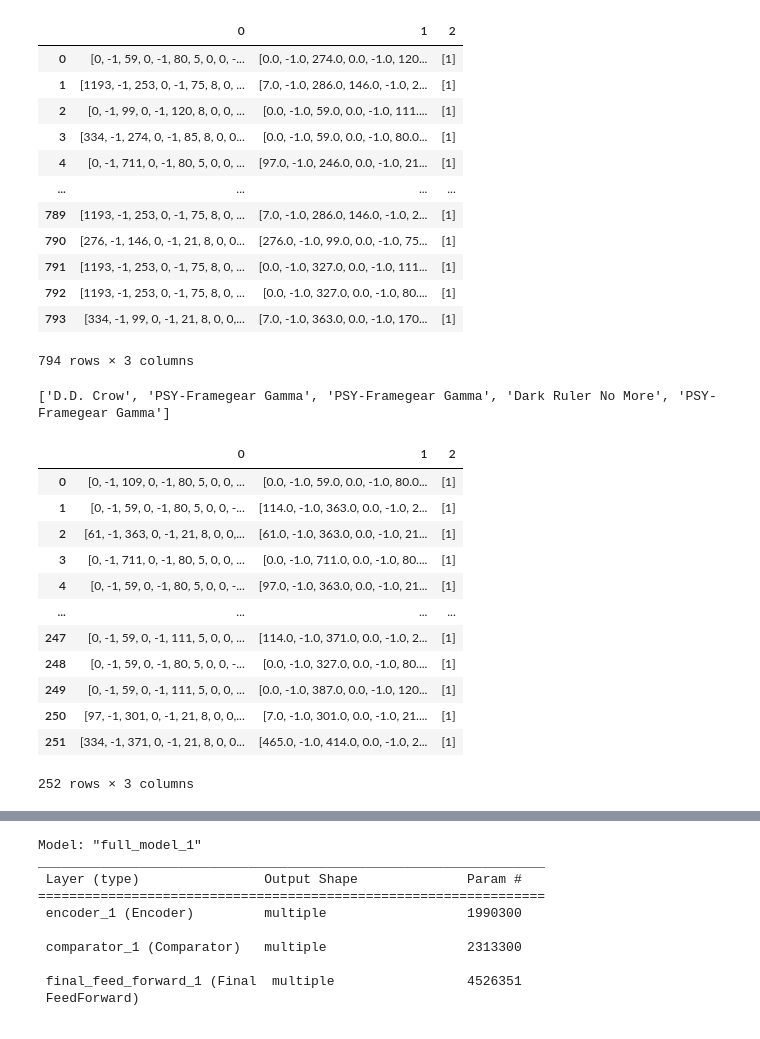
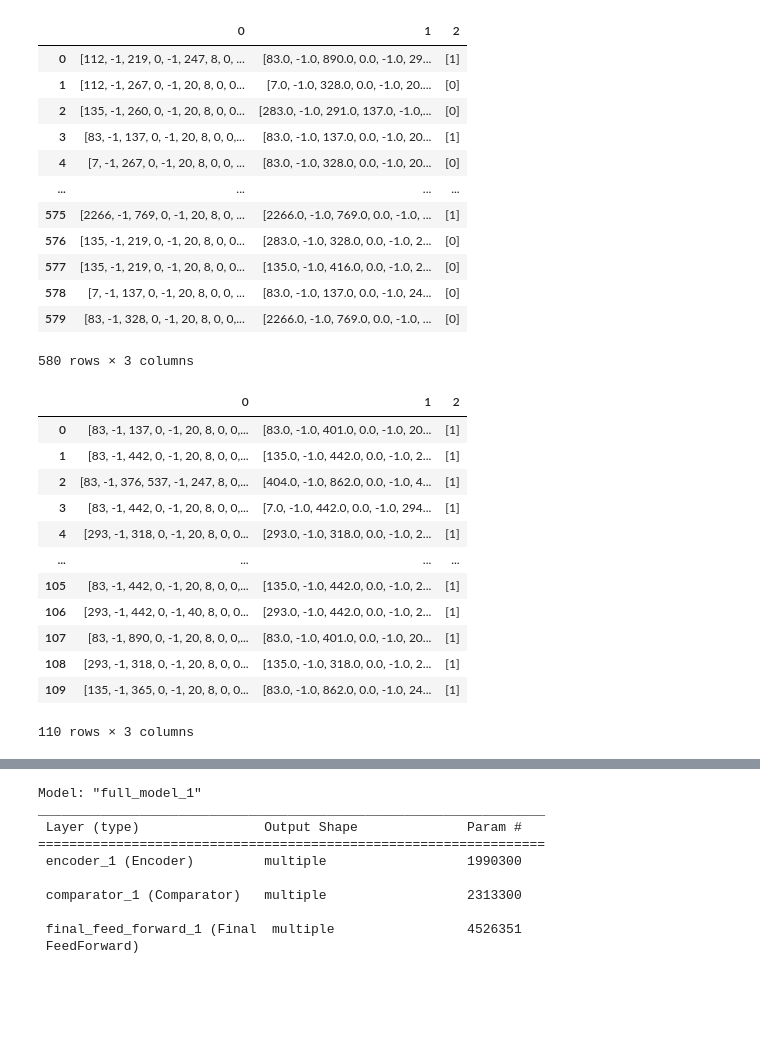
Before and after one commit to X99S5/Transformer_Based_Yugioh_Comparator_Model, a Jupyter notebook: Main.ipynb, the cells around one changed output, grey strips where cells are left out. Cells and saved outputs as stored; diff of their text form; code cells hidden in the pictures; blank space fills up the shorter version.

```diff
--- a/Main.ipynb
+++ b/Main.ipynb
@@ -42,6 +62,13 @@ dataset = dataset[dataset['type'] != 'Pendulum Normal Monster']
 
 dataset = dataset[dataset['type'] != 'Skill Card']
 dataset = dataset[dataset['type'] != 'Monster Token']
+
+dataset = dataset[dataset['type'] != 'Spell Card']
+dataset = dataset[dataset['type'] != 'Trap Card']
+dataset = dataset[dataset['type'] != 'Fusion Monster']
+dataset = dataset[dataset['type'] != 'XYZ Monster']
+dataset = dataset[dataset['type'] != 'Synchro Monster']
+dataset = dataset[dataset['type'] != 'Link Monster']
 # Staple Removal
 dataset = dataset[[not i for i in dataset['name'].isin(['Ash Blossom & Joyous Spring' , 'Effect Veiler' , 'Ghost Ogre & Snow Rabbit' ,'Ghost Belle & Haunted Mansion',
                                                         'Infinite Impermanence' , 'Red Reboot' , 'Called by the Grave' , 'Forbidden Droplet' , 'Crossout Designator',
@@ -153,7 +180,7 @@ def stitcher(Deck_Index , Deck_Array , Random_Flag , Input_Array):
     try:
         output = np.concatenate(([Tokenized_sequence_database[i] for i in Sliced_df[Sliced_df['name'].isin(decider)].index.values]) )
     except:
-        print(decider)
+        #print(decider)
         return stitcher(Deck_Index , Deck_Array , Random_Flag , Input_Array)
 
     if len(output) != 905:
@@ -186,47 +213,47 @@ def no_match_generator(length , Deck_Array):
 
 def Dataset_Builder(directory , include_no_match):
     '''Builds a dataset with some specificaiton. This could be a training/validation dataset or a experimentation dataset'''
     altered = Deck_Loader(directory)
     Built_Dataset = []
     for deck_index,deck in enumerate(altered):
 
         for card_index in Sliced_df[Sliced_df['name'].isin(deck)].index.values:
 
             subject_card =  np.concatenate( (Tokenized_sequence_database[card_index] , np.zeros(724)) , axis=None ) # Extends subject to equal length of decider cards
             for _ in range(2):
                 temp = []
                 decider_cards = stitcher(deck_index , altered , True, [])
                 temp.append(decider_cards)
                 temp.append(subject_card)
                 temp.append([1])
                 Built_Dataset.append(temp)
 
 
     if (include_no_match):
-        Built_Dataset.extend( no_match_generator(len(Built_Dataset) , altered) )
+        Built_Dataset.extend( no_match_generator(int(len(Built_Dataset)) , altered) )
     random.shuffle(Built_Dataset)
     random.shuffle(Built_Dataset)
     random.shuffle(Built_Dataset)
     return Built_Dataset
 
 
 
-Training_Validation_Dataset = Dataset_Builder('Dataset/Deck_Lists.txt' , False)
+Training_Validation_Dataset = Dataset_Builder('Dataset/Deck_Lists.txt' , True)
 pd.DataFrame(Training_Validation_Dataset)
 # %% [output]
 |  | 0 | 1 | 2 |
-| 0 | [0, -1, 59, 0, -1, 80, 5, 0, 0, -... | [0.0, -1.0, 274.0, 0.0, -1.0, 120... | [1] |
-| 1 | [1193, -1, 253, 0, -1, 75, 8, 0, ... | [7.0, -1.0, 286.0, 146.0, -1.0, 2... | [1] |
-| 2 | [0, -1, 99, 0, -1, 120, 8, 0, 0, ... | [0.0, -1.0, 59.0, 0.0, -1.0, 111.... | [1] |
-| 3 | [334, -1, 274, 0, -1, 85, 8, 0, 0... | [0.0, -1.0, 59.0, 0.0, -1.0, 80.0... | [1] |
-| 4 | [0, -1, 711, 0, -1, 80, 5, 0, 0, ... | [97.0, -1.0, 246.0, 0.0, -1.0, 21... | [1] |
+| 0 | [112, -1, 219, 0, -1, 247, 8, 0, ... | [83.0, -1.0, 890.0, 0.0, -1.0, 29... | [1] |
+| 1 | [112, -1, 267, 0, -1, 20, 8, 0, 0... | [7.0, -1.0, 328.0, 0.0, -1.0, 20.... | [0] |
+| 2 | [135, -1, 260, 0, -1, 20, 8, 0, 0... | [283.0, -1.0, 291.0, 137.0, -1.0,... | [0] |
+| 3 | [83, -1, 137, 0, -1, 20, 8, 0, 0,... | [83.0, -1.0, 137.0, 0.0, -1.0, 20... | [1] |
+| 4 | [7, -1, 267, 0, -1, 20, 8, 0, 0, ... | [83.0, -1.0, 328.0, 0.0, -1.0, 20... | [0] |
 | ... | ... | ... | ... |
-| 789 | [1193, -1, 253, 0, -1, 75, 8, 0, ... | [7.0, -1.0, 286.0, 146.0, -1.0, 2... | [1] |
-| 790 | [276, -1, 146, 0, -1, 21, 8, 0, 0... | [276.0, -1.0, 99.0, 0.0, -1.0, 75... | [1] |
-| 791 | [1193, -1, 253, 0, -1, 75, 8, 0, ... | [0.0, -1.0, 327.0, 0.0, -1.0, 111... | [1] |
-| 792 | [1193, -1, 253, 0, -1, 75, 8, 0, ... | [0.0, -1.0, 327.0, 0.0, -1.0, 80.... | [1] |
-| 793 | [334, -1, 99, 0, -1, 21, 8, 0, 0,... | [7.0, -1.0, 363.0, 0.0, -1.0, 170... | [1] |
+| 575 | [2266, -1, 769, 0, -1, 20, 8, 0, ... | [2266.0, -1.0, 769.0, 0.0, -1.0, ... | [1] |
+| 576 | [135, -1, 219, 0, -1, 20, 8, 0, 0... | [283.0, -1.0, 328.0, 0.0, -1.0, 2... | [0] |
+| 577 | [135, -1, 219, 0, -1, 20, 8, 0, 0... | [135.0, -1.0, 416.0, 0.0, -1.0, 2... | [0] |
+| 578 | [7, -1, 137, 0, -1, 20, 8, 0, 0, ... | [83.0, -1.0, 137.0, 0.0, -1.0, 24... | [0] |
+| 579 | [83, -1, 328, 0, -1, 20, 8, 0, 0,... | [2266.0, -1.0, 769.0, 0.0, -1.0, ... | [0] |
-794 rows × 3 columns
+580 rows × 3 columns
 # %%
 # create a experimentation decklist with same format and push it to builder to build out a dataset. Put sequences into the sequence to text converters to see relation table with names.
 # See how accurate model is at predicting card relations withing a deck -> It should predict most cards as 1.
@@ -236,20 +263,19 @@ pd.DataFrame(Training_Validation_Dataset)
 Experimentation_Dataset = Dataset_Builder('Dataset/Experimental_Deck_Lists.txt' , False)
 pd.DataFrame(Experimentation_Dataset)
 # %% [output]
+|  | 0 | 1 | 2 |
+| 0 | [83, -1, 137, 0, -1, 20, 8, 0, 0,... | [83.0, -1.0, 401.0, 0.0, -1.0, 20... | [1] |
+| 1 | [83, -1, 442, 0, -1, 20, 8, 0, 0,... | [135.0, -1.0, 442.0, 0.0, -1.0, 2... | [1] |
+| 2 | [83, -1, 376, 537, -1, 247, 8, 0,... | [404.0, -1.0, 862.0, 0.0, -1.0, 4... | [1] |
+| 3 | [83, -1, 442, 0, -1, 20, 8, 0, 0,... | [7.0, -1.0, 442.0, 0.0, -1.0, 294... | [1] |
+| 4 | [293, -1, 318, 0, -1, 20, 8, 0, 0... | [293.0, -1.0, 318.0, 0.0, -1.0, 2... | [1] |
+| ... | ... | ... | ... |
+| 105 | [83, -1, 442, 0, -1, 20, 8, 0, 0,... | [135.0, -1.0, 442.0, 0.0, -1.0, 2... | [1] |
+| 106 | [293, -1, 442, 0, -1, 40, 8, 0, 0... | [293.0, -1.0, 442.0, 0.0, -1.0, 2... | [1] |
+| 107 | [83, -1, 890, 0, -1, 20, 8, 0, 0,... | [83.0, -1.0, 401.0, 0.0, -1.0, 20... | [1] |
+| 108 | [293, -1, 318, 0, -1, 20, 8, 0, 0... | [135.0, -1.0, 318.0, 0.0, -1.0, 2... | [1] |
+| 109 | [135, -1, 365, 0, -1, 20, 8, 0, 0... | [83.0, -1.0, 862.0, 0.0, -1.0, 24... | [1] |
-['D.D. Crow', 'PSY-Framegear Gamma', 'PSY-Framegear Gamma', 'Dark Ruler No More', 'PSY-Framegear Gamma']
+110 rows × 3 columns
-|  | 0 | 1 | 2 |
-| 0 | [0, -1, 109, 0, -1, 80, 5, 0, 0, ... | [0.0, -1.0, 59.0, 0.0, -1.0, 80.0... | [1] |
-| 1 | [0, -1, 59, 0, -1, 80, 5, 0, 0, -... | [114.0, -1.0, 363.0, 0.0, -1.0, 2... | [1] |
-| 2 | [61, -1, 363, 0, -1, 21, 8, 0, 0,... | [61.0, -1.0, 363.0, 0.0, -1.0, 21... | [1] |
-| 3 | [0, -1, 711, 0, -1, 80, 5, 0, 0, ... | [0.0, -1.0, 711.0, 0.0, -1.0, 80.... | [1] |
-| 4 | [0, -1, 59, 0, -1, 80, 5, 0, 0, -... | [97.0, -1.0, 363.0, 0.0, -1.0, 21... | [1] |
-| ... | ... | ... | ... |
-| 247 | [0, -1, 59, 0, -1, 111, 5, 0, 0, ... | [114.0, -1.0, 371.0, 0.0, -1.0, 2... | [1] |
-| 248 | [0, -1, 59, 0, -1, 80, 5, 0, 0, -... | [0.0, -1.0, 327.0, 0.0, -1.0, 80.... | [1] |
-| 249 | [0, -1, 59, 0, -1, 111, 5, 0, 0, ... | [0.0, -1.0, 387.0, 0.0, -1.0, 120... | [1] |
-| 250 | [97, -1, 301, 0, -1, 21, 8, 0, 0,... | [7.0, -1.0, 301.0, 0.0, -1.0, 21.... | [1] |
-| 251 | [334, -1, 371, 0, -1, 21, 8, 0, 0... | [465.0, -1.0, 414.0, 0.0, -1.0, 2... | [1] |
-252 rows × 3 columns
 # %%
 def positional_encoding(length, depth):
   depth = depth/2
```
Also changed, not shown: parts of 5 cells of this notebook.
